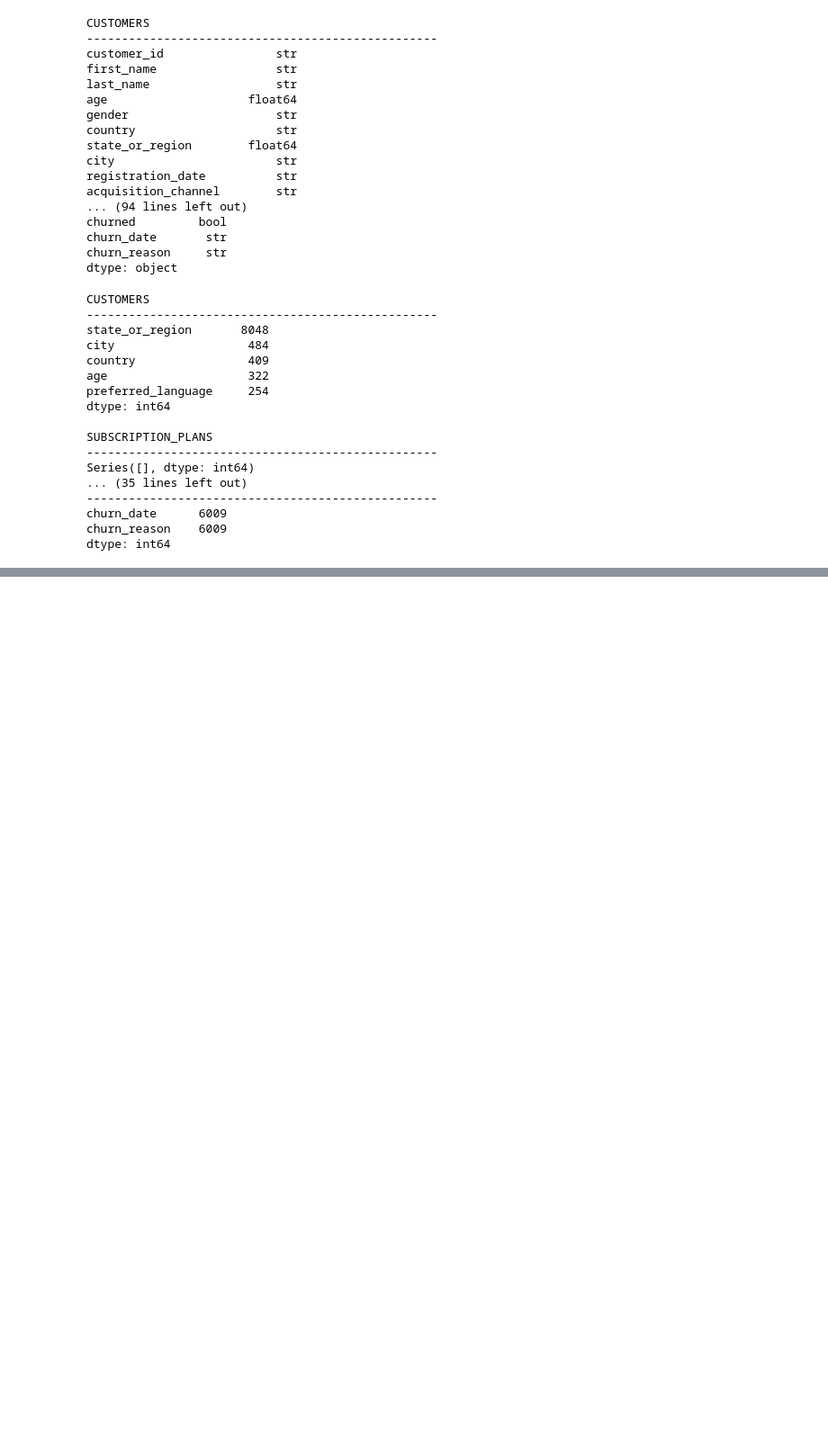
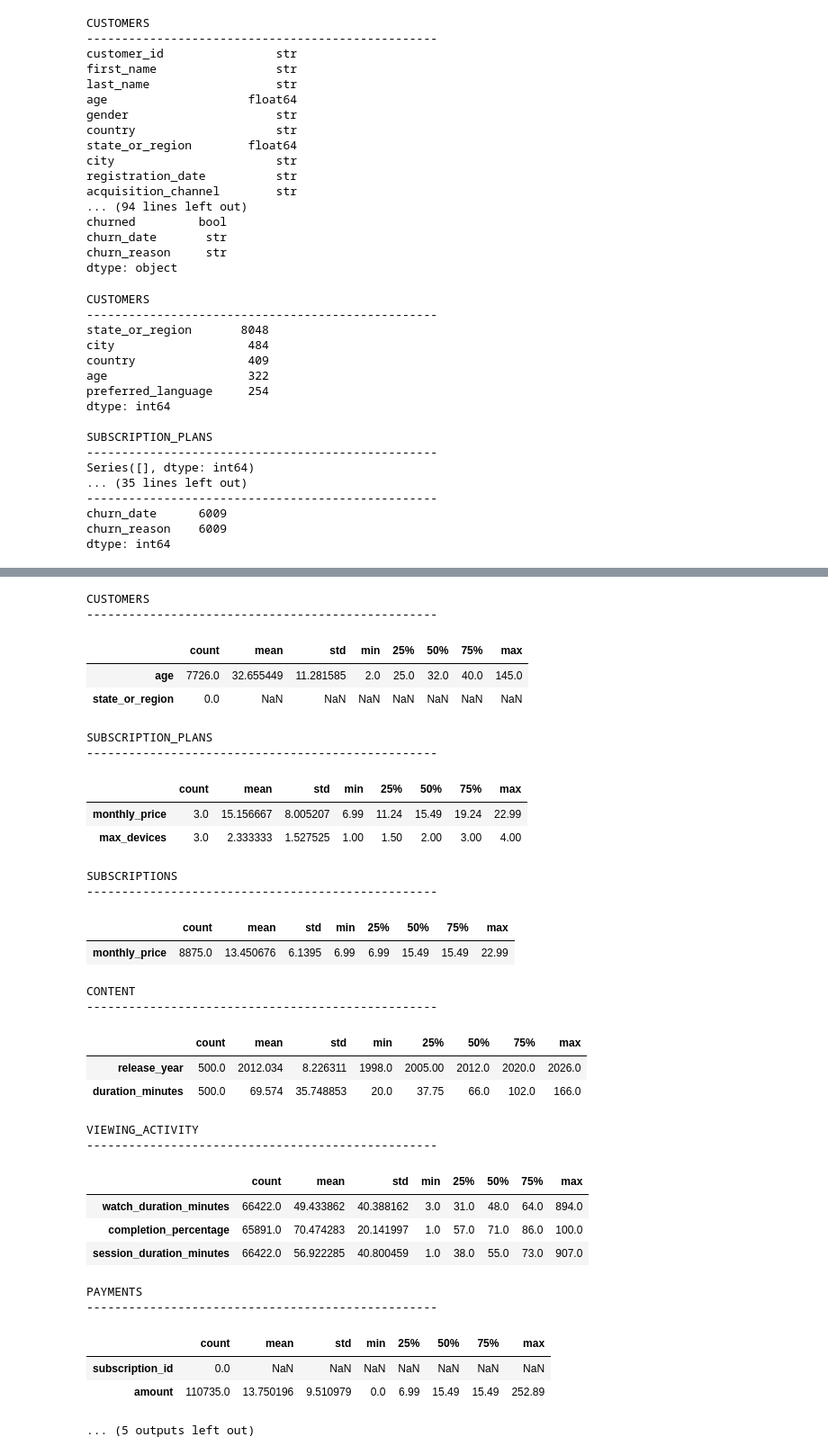
Before and after one commit to Gupta-Vasudha/netflix-customer-intelligence-ai-copilot, a Jupyter notebook: notebooks/00_data_inspection.ipynb, the cells around one changed output, grey strips where cells are left out. Shown at 90% size. Drawn from its saved outputs; the diff is of its cells as text; code cells hidden in the pictures; blank space fills up the shorter version.

```diff
--- a/notebooks/00_data_inspection.ipynb
+++ b/notebooks/00_data_inspection.ipynb
@@ -94,0 +117,43 @@ dtype: int64
+# %%
+# inspecting numerical columns
+
+for name, df in datasets.items():
+    print(f"\n{name.upper()}")
+    print("-" * 50)
+
+    numerical_columns = df.select_dtypes(include= np.number).columns
+
+    if len(numerical_columns) > 0:
+        display(df[numerical_columns].describe().T)
+# %% [output]
+CUSTOMERS
+--------------------------------------------------
+|  | count | mean | std | min | 25% | 50% | 75% | max |
+| age | 7726.0 | 32.655449 | 11.281585 | 2.0 | 25.0 | 32.0 | 40.0 | 145.0 |
+| state_or_region | 0.0 | NaN | NaN | NaN | NaN | NaN | NaN | NaN |
+SUBSCRIPTION_PLANS
+--------------------------------------------------
+|  | count | mean | std | min | 25% | 50% | 75% | max |
+| monthly_price | 3.0 | 15.156667 | 8.005207 | 6.99 | 11.24 | 15.49 | 19.24 | 22.99 |
+| max_devices | 3.0 | 2.333333 | 1.527525 | 1.00 | 1.50 | 2.00 | 3.00 | 4.00 |
+SUBSCRIPTIONS
+--------------------------------------------------
+|  | count | mean | std | min | 25% | 50% | 75% | max |
+| monthly_price | 8875.0 | 13.450676 | 6.1395 | 6.99 | 6.99 | 15.49 | 15.49 | 22.99 |
+CONTENT
+--------------------------------------------------
+|  | count | mean | std | min | 25% | 50% | 75% | max |
+| release_year | 500.0 | 2012.034 | 8.226311 | 1998.0 | 2005.00 | 2012.0 | 2020.0 | 2026.0 |
+| duration_minutes | 500.0 | 69.574 | 35.748853 | 20.0 | 37.75 | 66.0 | 102.0 | 166.0 |
+VIEWING_ACTIVITY
+--------------------------------------------------
+|  | count | mean | std | min | 25% | 50% | 75% | max |
+| watch_duration_minutes | 66422.0 | 49.433862 | 40.388162 | 3.0 | 31.0 | 48.0 | 64.0 | 894.0 |
+| completion_percentage | 65891.0 | 70.474283 | 20.141997 | 1.0 | 57.0 | 71.0 | 86.0 | 100.0 |
+| session_duration_minutes | 66422.0 | 56.922285 | 40.800459 | 1.0 | 38.0 | 55.0 | 73.0 | 907.0 |
+PAYMENTS
+--------------------------------------------------
+|  | count | mean | std | min | 25% | 50% | 75% | max |
+| subscription_id | 0.0 | NaN | NaN | NaN | NaN | NaN | NaN | NaN |
+| amount | 110735.0 | 13.750196 | 9.510979 | 0.0 | 6.99 | 15.49 | 15.49 | 252.89 |
+... (5 outputs left out)
```
Also changed, not shown: parts of 3 cells of this notebook.
